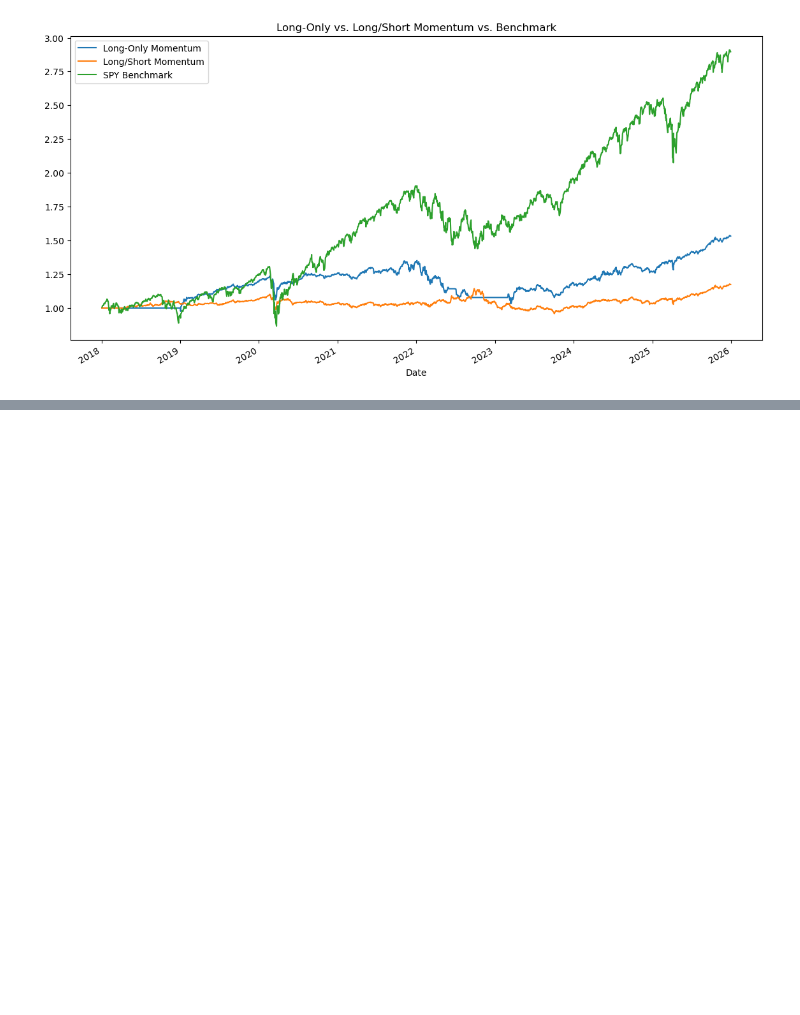
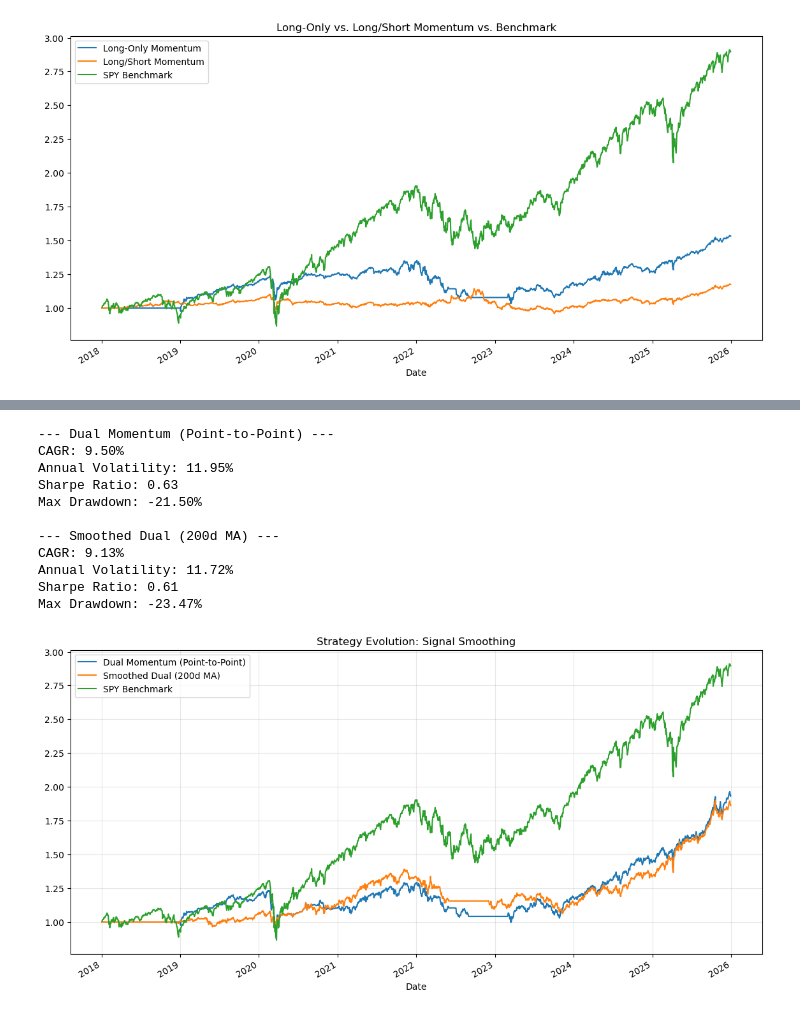
Before and after one commit to mkie39/macro-portfolio-lab, a Jupyter notebook: notebooks/02_momentum_backtest.ipynb, the cells around one changed output, grey strips where cells are left out. Saved outputs shown, nothing was run; the diff lists cells and outputs as text; code cells hidden in the pictures; blank space fills up the shorter version.

```diff
--- a/notebooks/02_momentum_backtest.ipynb
+++ b/notebooks/02_momentum_backtest.ipynb
@@ -124,0 +177,37 @@ Max Drawdown: -24.50%
+# %%
+# Include smoothed signals through distance between price and MA
+
+# 1. Generate Smoothed Signals and Weights
+smooth_signals = signals.calc_smoothed_momentum_signals(prices, ma_window=200, top_n=2)
+smooth_weights = signals.calc_inverse_vol_weights(rolling_vol, smooth_signals)
+
+# 2. Run the Backtest
+smooth_results = backtest.run_backtest_ts_momentum(prices, smooth_signals, smooth_weights, tc_bps=10.0)
+results['Smooth_Cumulative_Equity'] = smooth_results['Cumulative_Equity']
+
+# 3. Plot the Evolution
+ax = results[['Dual_Cumulative_Equity', 'Smooth_Cumulative_Equity', 'Benchmark_Equity']].rename(
+    columns={
+        'Dual_Cumulative_Equity': 'Dual Momentum (Point-to-Point)',
+        'Smooth_Cumulative_Equity': 'Smoothed Dual (200d MA)',
+        'Benchmark_Equity': 'SPY Benchmark'
+    }
+).plot(figsize=(14, 7), title="Strategy Evolution: Signal Smoothing")
+ax.grid(True, alpha=0.3)
+
+# 4. Print Metrics
+print_metrics(results['Dual_Cumulative_Equity'], "Dual Momentum (Point-to-Point)")
+print_metrics(results['Smooth_Cumulative_Equity'], "Smoothed Dual (200d MA)")
+# %% [output]
+--- Dual Momentum (Point-to-Point) ---
+CAGR: 9.50%
+Annual Volatility: 11.95%
+Sharpe Ratio: 0.63
+Max Drawdown: -21.50%
+
+--- Smoothed Dual (200d MA) ---
+CAGR: 9.13%
+Annual Volatility: 11.72%
+Sharpe Ratio: 0.61
+Max Drawdown: -23.47%
+[figure, added]
```
Also changed, not shown: parts of 5 cells of this notebook, 3 other files.
